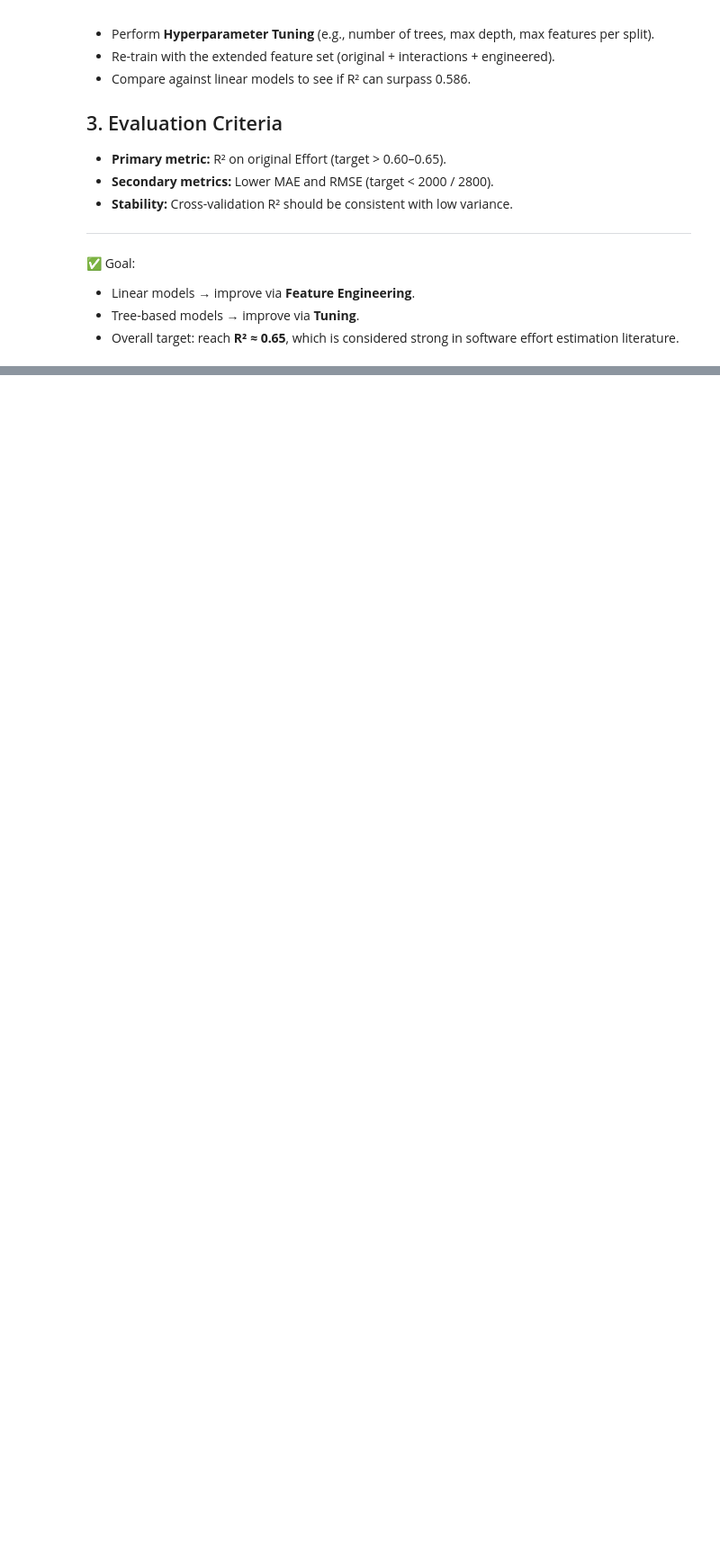
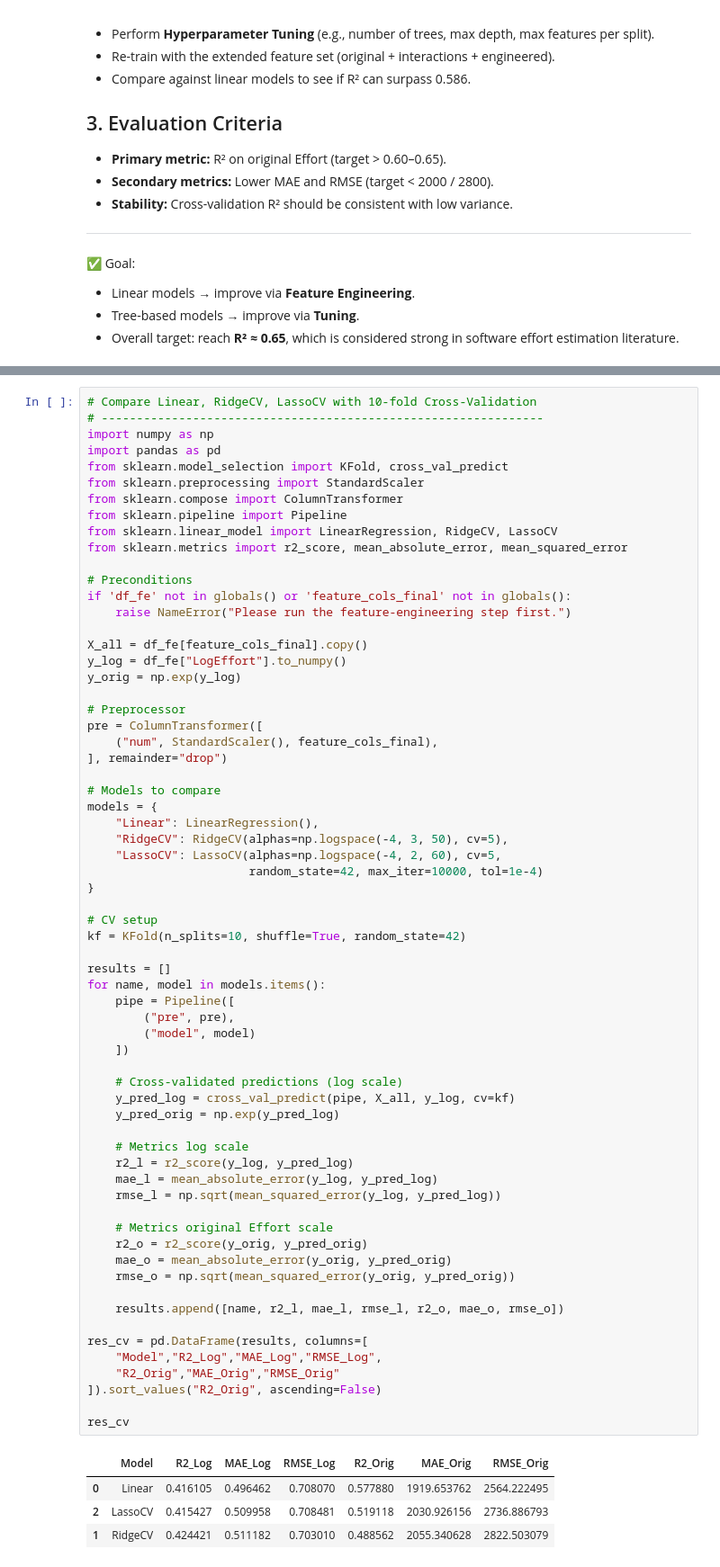
Before and after one commit to Shahbazi-Amir/SmartDevTime, a Jupyter notebook: smartdevtime_project_2.ipynb, the cells around one changed output, grey strips where cells are left out. Shown at 90% size. Drawn from its saved outputs; the diff is of its cells as text; blank space fills up the shorter version.

```diff
--- a/smartdevtime_project_2.ipynb
+++ b/smartdevtime_project_2.ipynb
@@ -1418,0 +1592,70 @@ NameError: `df_fe` not found. Please run the previous feature-engineering step f
+# %%
+# Compare Linear, RidgeCV, LassoCV with 10-fold Cross-Validation
+# ---------------------------------------------------------------
+import numpy as np
+import pandas as pd
+from sklearn.model_selection import KFold, cross_val_predict
+from sklearn.preprocessing import StandardScaler
+from sklearn.compose import ColumnTransformer
+from sklearn.pipeline import Pipeline
+from sklearn.linear_model import LinearRegression, RidgeCV, LassoCV
+from sklearn.metrics import r2_score, mean_absolute_error, mean_squared_error
+
+# Preconditions
+if 'df_fe' not in globals() or 'feature_cols_final' not in globals():
+    raise NameError("Please run the feature-engineering step first.")
+
+X_all = df_fe[feature_cols_final].copy()
+y_log = df_fe["LogEffort"].to_numpy()
+y_orig = np.exp(y_log)
+
+# Preprocessor
+pre = ColumnTransformer([
+    ("num", StandardScaler(), feature_cols_final),
+], remainder="drop")
+
+# Models to compare
+models = {
+    "Linear": LinearRegression(),
+    "RidgeCV": RidgeCV(alphas=np.logspace(-4, 3, 50), cv=5),
+    "LassoCV": LassoCV(alphas=np.logspace(-4, 2, 60), cv=5,
+                       random_state=42, max_iter=10000, tol=1e-4)
+}
+
+# CV setup
+kf = KFold(n_splits=10, shuffle=True, random_state=42)
+
+results = []
+for name, model in models.items():
+    pipe = Pipeline([
+        ("pre", pre),
+        ("model", model)
+    ])
+
+    # Cross-validated predictions (log scale)
+    y_pred_log = cross_val_predict(pipe, X_all, y_log, cv=kf)
+    y_pred_orig = np.exp(y_pred_log)
+
+    # Metrics log scale
+    r2_l = r2_score(y_log, y_pred_log)
+    mae_l = mean_absolute_error(y_log, y_pred_log)
+    rmse_l = np.sqrt(mean_squared_error(y_log, y_pred_log))
+
+    # Metrics original Effort scale
+    r2_o = r2_score(y_orig, y_pred_orig)
+    mae_o = mean_absolute_error(y_orig, y_pred_orig)
+    rmse_o = np.sqrt(mean_squared_error(y_orig, y_pred_orig))
+
+    results.append([name, r2_l, mae_l, rmse_l, r2_o, mae_o, rmse_o])
+
+res_cv = pd.DataFrame(results, columns=[
+    "Model","R2_Log","MAE_Log","RMSE_Log",
+    "R2_Orig","MAE_Orig","RMSE_Orig"
+]).sort_values("R2_Orig", ascending=False)
+
+res_cv
+# %% [output]
+|  | Model | R2_Log | MAE_Log | RMSE_Log | R2_Orig | MAE_Orig | RMSE_Orig |
+| 0 | Linear | 0.416105 | 0.496462 | 0.708070 | 0.577880 | 1919.653762 | 2564.222495 |
+| 2 | LassoCV | 0.415427 | 0.509958 | 0.708481 | 0.519118 | 2030.926156 | 2736.886793 |
+| 1 | RidgeCV | 0.424421 | 0.511182 | 0.703010 | 0.488562 | 2055.340628 | 2822.503079 |
```
Also changed, not shown: parts of 6 cells of this notebook.
